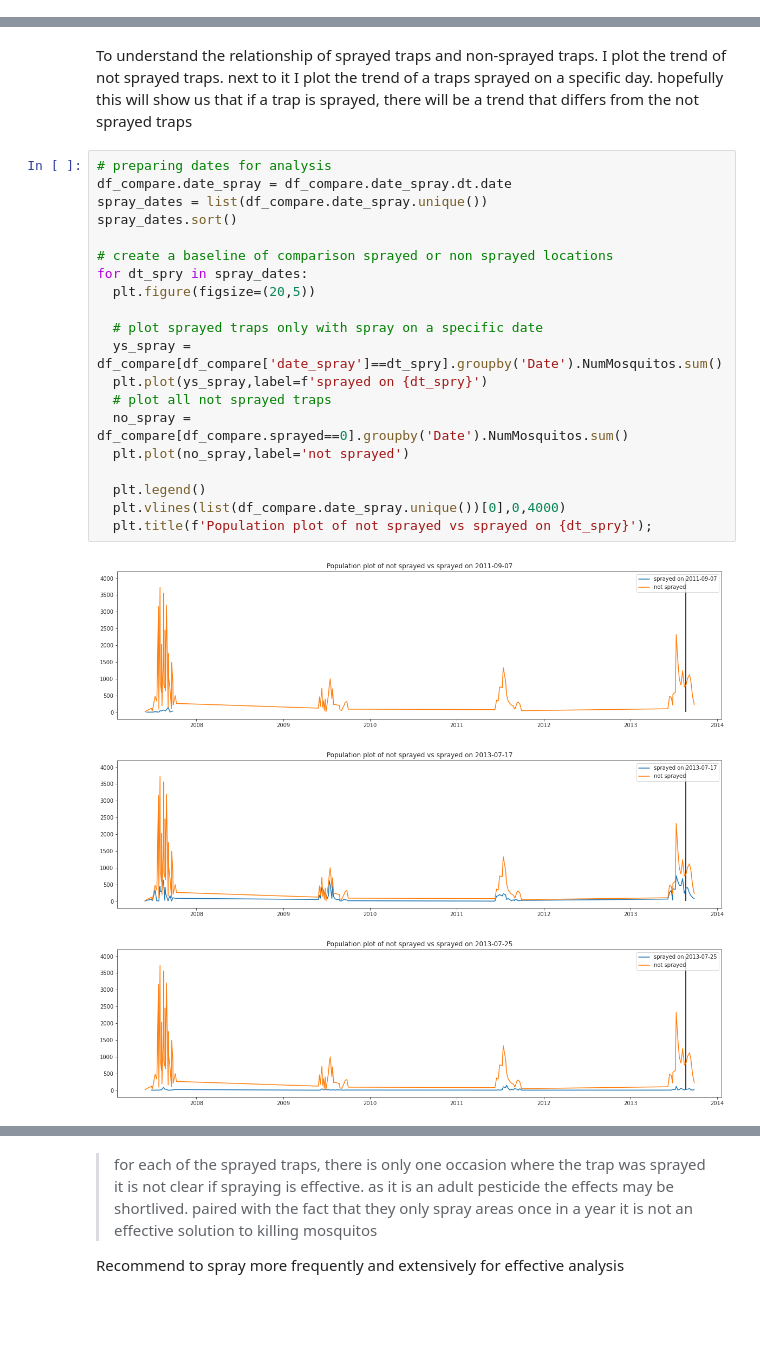
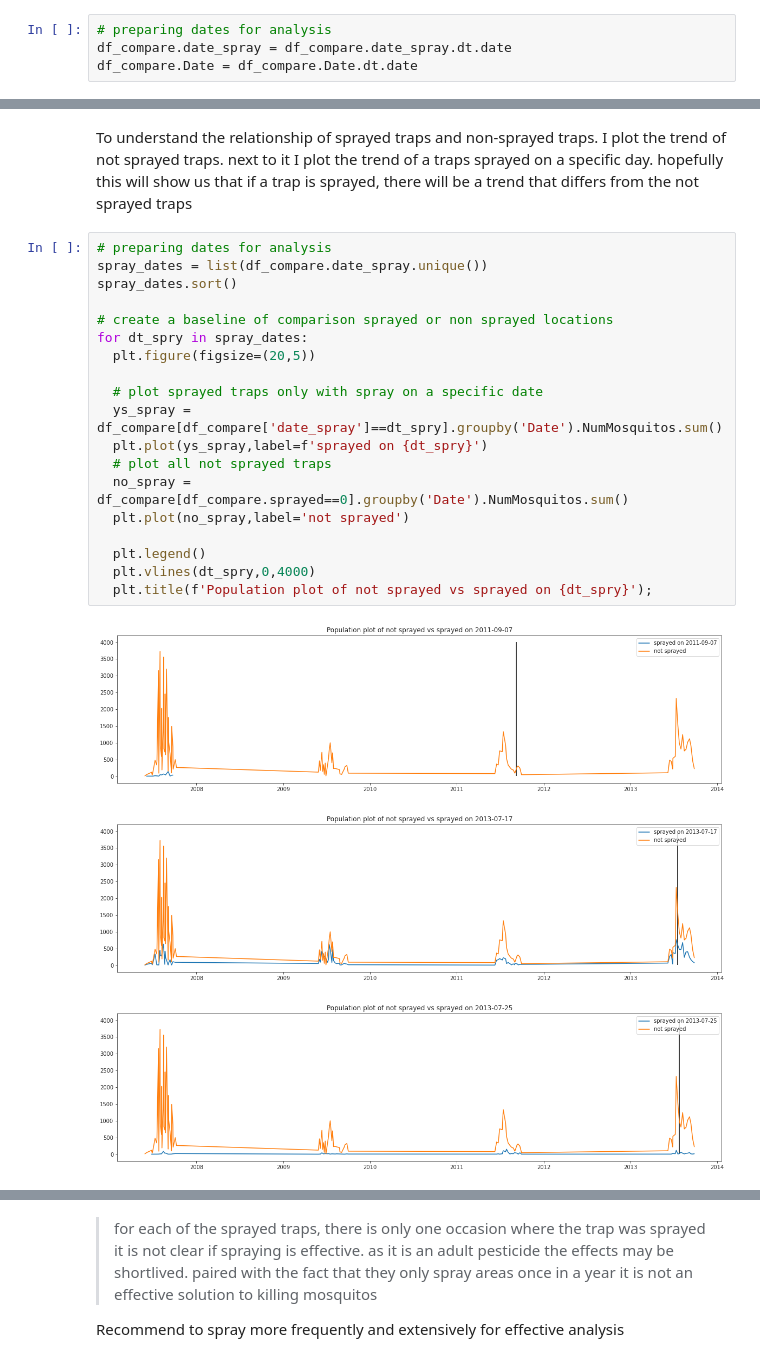
Before and after one commit to henrioei/Binary-Classification-on-West-Nile-Virus, a Jupyter notebook: 1_eda.ipynb, the cells around one changed output, grey strips where cells are left out. Cells and saved outputs as stored; diff of their text form; blank space fills up the shorter version.

```diff
--- a/1_eda.ipynb
+++ b/1_eda.ipynb
@@ -664,3 +656,7 @@ plt.title('Total moquitos in T159 and T135 per year');
+# %%
+# preparing dates for analysis
+df_compare.date_spray = df_compare.date_spray.dt.date
+df_compare.Date = df_compare.Date.dt.date
 # %%
 ### we want to find out when T159 was sprayed
 # get the point of trap T159
@@ -695,25 +703,24 @@ pd.DataFrame([spray_dates,dist]).T
 To understand the relationship of sprayed traps and non-sprayed traps. I plot the trend of not sprayed traps. next to it I plot the trend of a traps sprayed on a specific day. hopefully this will show us that if a trap is sprayed, there will be a trend that differs from the not sprayed traps
 # %%
 # preparing dates for analysis
-df_compare.date_spray = df_compare.date_spray.dt.date
 spray_dates = list(df_compare.date_spray.unique())
 spray_dates.sort()
 
 # create a baseline of comparison sprayed or non sprayed locations
 for dt_spry in spray_dates:
   plt.figure(figsize=(20,5))
 
   # plot sprayed traps only with spray on a specific date
   ys_spray = df_compare[df_compare['date_spray']==dt_spry].groupby('Date').NumMosquitos.sum()
   plt.plot(ys_spray,label=f'sprayed on {dt_spry}')
   # plot all not sprayed traps
   no_spray = df_compare[df_compare.sprayed==0].groupby('Date').NumMosquitos.sum()
   plt.plot(no_spray,label='not sprayed')
 
   plt.legend()
-  plt.vlines(list(df_compare.date_spray.unique())[0],0,4000)
+  plt.vlines(dt_spry,0,4000)
   plt.title(f'Population plot of not sprayed vs sprayed on {dt_spry}');
 # %% [output]
-[figure, old version]
+[figure, new version]
-[figure, old version]
+[figure, new version]
-[figure, old version]
+[figure, new version]
```
Also changed, not shown: parts of 6 cells of this notebook, 1 other file.
